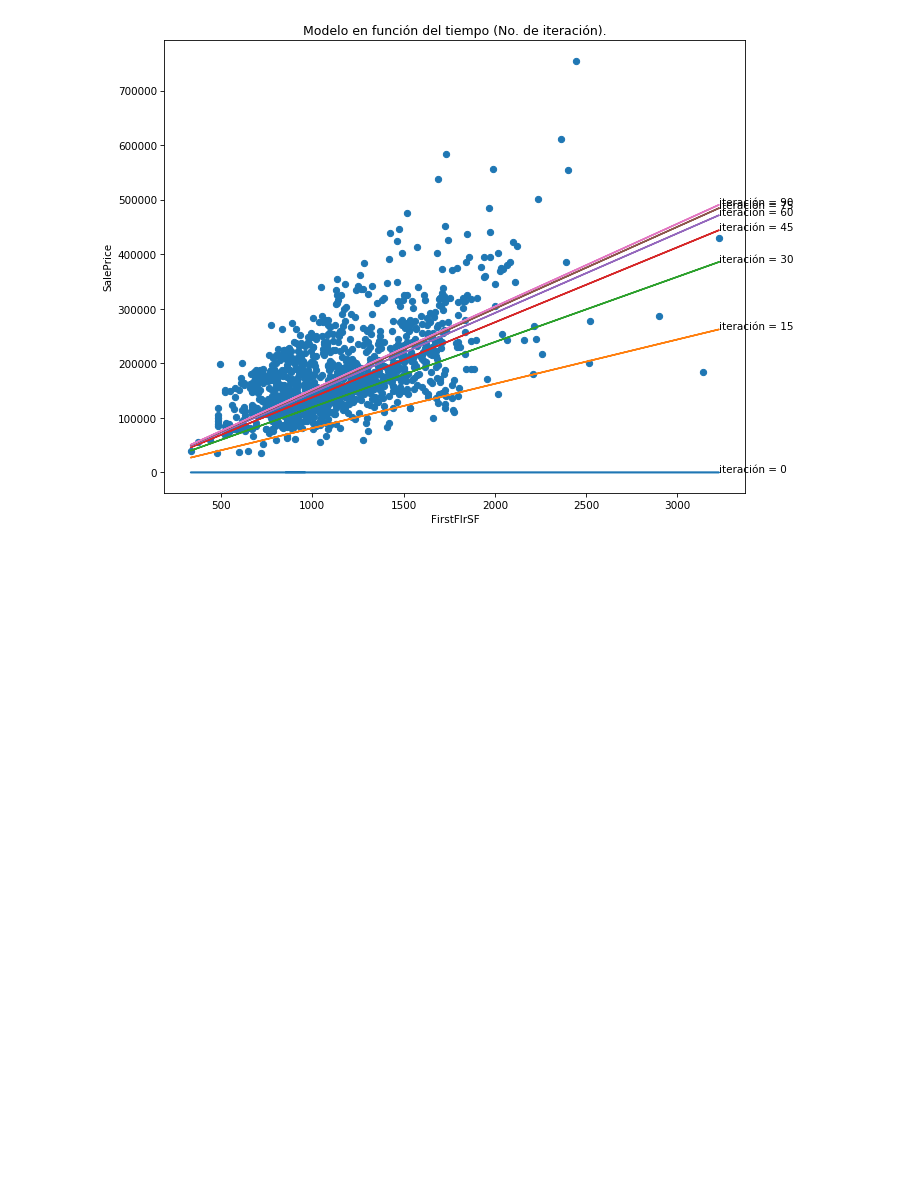
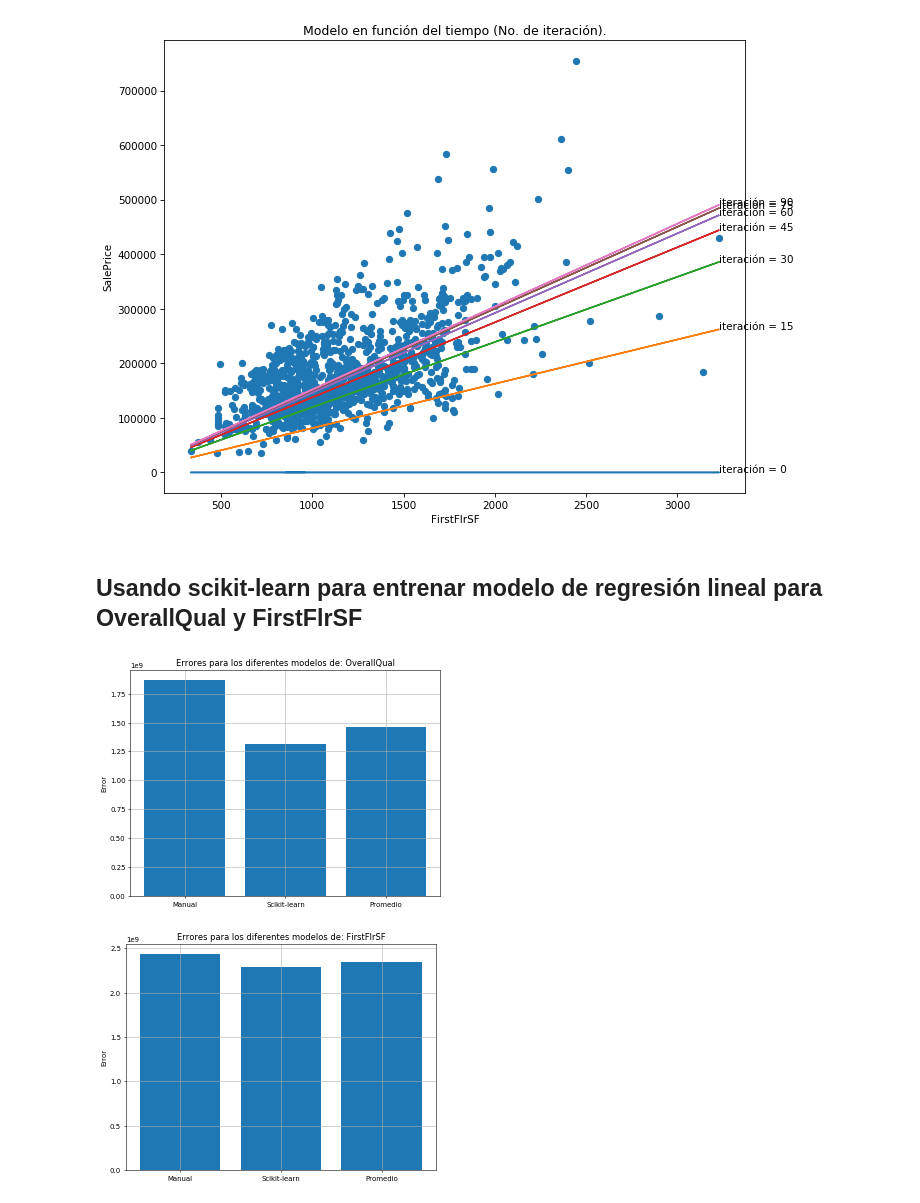
Before and after one commit to ottoortiz/jupyterNotebooks, a Jupyter notebook: Proyecto/Proyecto.ipynb, the cells around one changed output. Saved outputs shown, nothing was run; the diff lists cells and outputs as text; code cells hidden in the pictures; blank space fills up the shorter version.

```diff
--- a/Proyecto/Proyecto.ipynb
+++ b/Proyecto/Proyecto.ipynb
@@ -243,2 +247,4 @@ visualizar_modelo(modelos,15,FirstFlrSF,SalePrice, "FirstFlrSF", "SalePrice")
 # %% [output]
 [figure]
+# %% [markdown]
+##  Usando scikit-learn para entrenar modelo de regresión lineal para OverallQual y FirstFlrSF
@@ -244,0 +263,47 @@ visualizar_modelo(modelos,15,FirstFlrSF,SalePrice, "FirstFlrSF", "SalePrice")
+# %%
+#Ubicando los mejores modelos manuales
+Mejor_OverallQual_Manual = modelos_OverallQual[np.argmin(errores_OverallQual)]
+Mejor_FirstFlrSF_Manual = modelos_FirstFlrSF[np.argmin(errores_FirstFlrSF)]
+
+#Entrenadno Modelos con scikitLearn
+OverallQual_scikitLearn = entrenar_modelo_scikitLearn(OverallQual,SalePrice)
+FirstFlrSF_scikitLearn = entrenar_modelo_scikitLearn(FirstFlrSF,SalePrice)
+
+# Utilizando datos para testing
+SalePrice_Validacion = datos_validacion[:,0]
+OverallQual_Validacion = datos_validacion[:,1]
+FirstFlrSF_Validacion = datos_validacion[:,2]
+
+#Combinación de modelos utilizando datos para testing
+yhat_OverallQual_Manual, yhat_OverallQual_ScikitLearn, yhat_OverallQual_promedio = promedio_modelos(Mejor_OverallQual_Manual,OverallQual_scikitLearn,OverallQual_Validacion)
+yhat_FirstFlrSF_Manual, yhat_FirstFlrSF_ScikitLearn, yhat_FirstFlrSF_promedio = promedio_modelos(Mejor_FirstFlrSF_Manual,FirstFlrSF_scikitLearn,FirstFlrSF_Validacion)
+
+#Calculando el error para cada modelo para la variable OverallQual
+error_OverallQual_Manual=calcular_error(SalePrice_Validacion,yhat_OverallQual_Manual)
+error_OverallQual_ScikitLearn=calcular_error(SalePrice_Validacion,yhat_OverallQual_ScikitLearn)
+error_OverallQual_promedio=calcular_error(SalePrice_Validacion,yhat_OverallQual_promedio)
+#Calculando el error para cada modelo para la variable FirstFlrSF
+error_FirstFlrSF_Manual=calcular_error(SalePrice_Validacion,yhat_FirstFlrSF_Manual)
+error_FirstFlrSF_ScikitLearn=calcular_error(SalePrice_Validacion,yhat_FirstFlrSF_ScikitLearn)
+error_FirstFlrSF_promedio=calcular_error(SalePrice_Validacion,yhat_FirstFlrSF_promedio)
+
+#reg.predict(np.array([[3, 5]]))
+# %%
+def graficar_errores_modelos(errores_modelos,variable):
+    fig = plt.figure(dpi= 50, figsize=(8, 6),facecolor='w', edgecolor='k')
+    eje = plt.axes()
+    plt.title('Errores para los diferentes modelos de: '+ variable)
+    plt.ylabel('Error')
+    etiquetas = ['Manual', 'Scikit-learn', 'Promedio']
+    eje.set_xticks([1,2,3])
+    eje.set_xticklabels(etiquetas)
+    eje.grid()
+    eje.bar([1,2,3], height= errores_modelos)
+# %%
+errores_OverallQual = [error_OverallQual_Manual, error_OverallQual_ScikitLearn, error_OverallQual_promedio]
+graficar_errores_modelos(errores_OverallQual,"OverallQual")
+errores_FirstFlrSF = [error_FirstFlrSF_Manual, error_FirstFlrSF_ScikitLearn, error_FirstFlrSF_promedio]
+graficar_errores_modelos(errores_FirstFlrSF,"FirstFlrSF")
+# %% [output]
+[figure, added]
+[figure, added]
```
Also changed, not shown: parts of 12 cells of this notebook.
